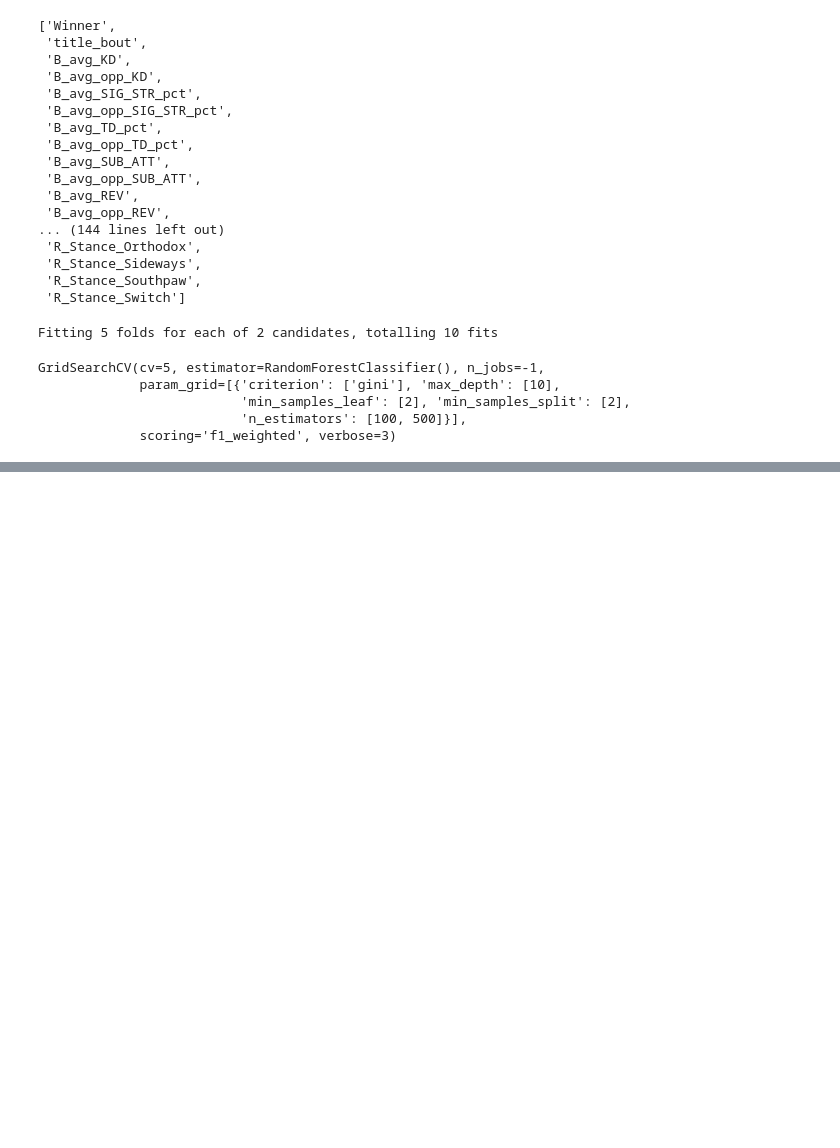
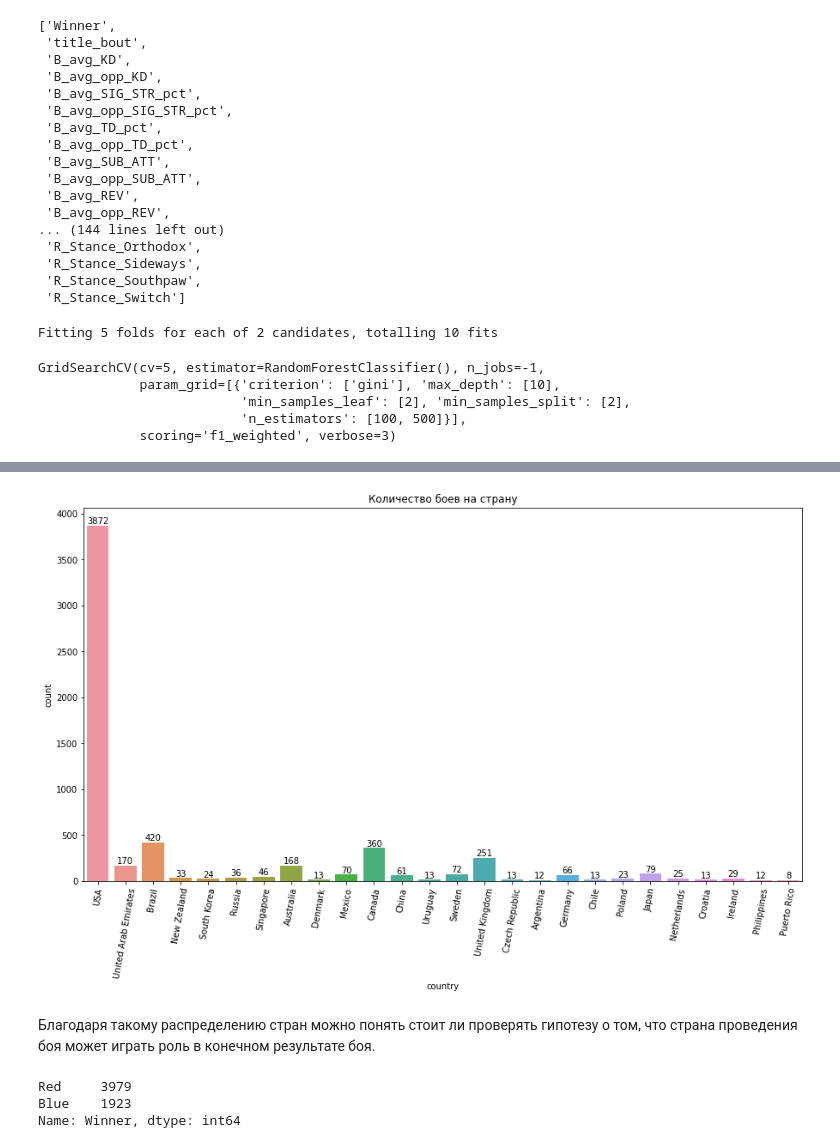
Before and after one commit to Lpshkn/Tutors, a Jupyter notebook: Practice/UFC-1993-2021/Base solution.ipynb, the cells around one changed output, grey strips where cells are left out. Cells and saved outputs as stored; diff of their text form; code cells hidden in the pictures; blank space fills up the shorter version.

```diff
--- a/Practice/UFC-1993-2021/Base solution.ipynb
+++ b/Practice/UFC-1993-2021/Base solution.ipynb
@@ -175,0 +287,3 @@ R_Stance_Sideways 0.0
+# %%
+raw_data = pd.read_csv('raw_total_fight_data.csv', delimiter=';')
+raw_data
@@ -175,0 +326,4 @@ R_Stance_Sideways 0.0
+# %%
+indexes_not_null = raw_data['Winner'].dropna().index
+raw_data = raw_data.loc[indexes_not_null, :]
+raw_data
@@ -175,0 +366,3 @@ R_Stance_Sideways 0.0
+# %%
+countries = raw_data['location'].apply(lambda x: x.split(',')[-1].strip())
+countries
@@ -175,0 +382,3 @@ R_Stance_Sideways 0.0
+# %%
+raw_data['country'] = countries
+raw_data
@@ -175,0 +399,15 @@ R_Stance_Sideways 0.0
+# %%
+plt.figure(figsize=(15,8))
+bar = sns.countplot(x=raw_data['country'])
+plt.xticks(rotation=80)
+ax = plt.gca()
+for p in ax.patches:
+    ax.text(p.get_x() + p.get_width()/2., p.get_height(), p.get_height(),
+        fontsize=10, color='black', ha='center', va='bottom')
+
+plt.title('Количество боев на страну')
+plt.show()
+# %% [output]
+[figure, added]
+# %% [markdown]
+Благодаря такому распределению стран можно понять стоит ли проверять гипотезу о том, что страна проведения боя может играть роль в конечном результате боя.
@@ -175,0 +423,6 @@ R_Stance_Sideways 0.0
+# %%
+raw_data['Winner'].value_counts()
+# %% [output]
+Red     3979
+Blue    1923
+Name: Winner, dtype: int64
```
Also changed, not shown: parts of 78 cells of this notebook, 1 other file.
